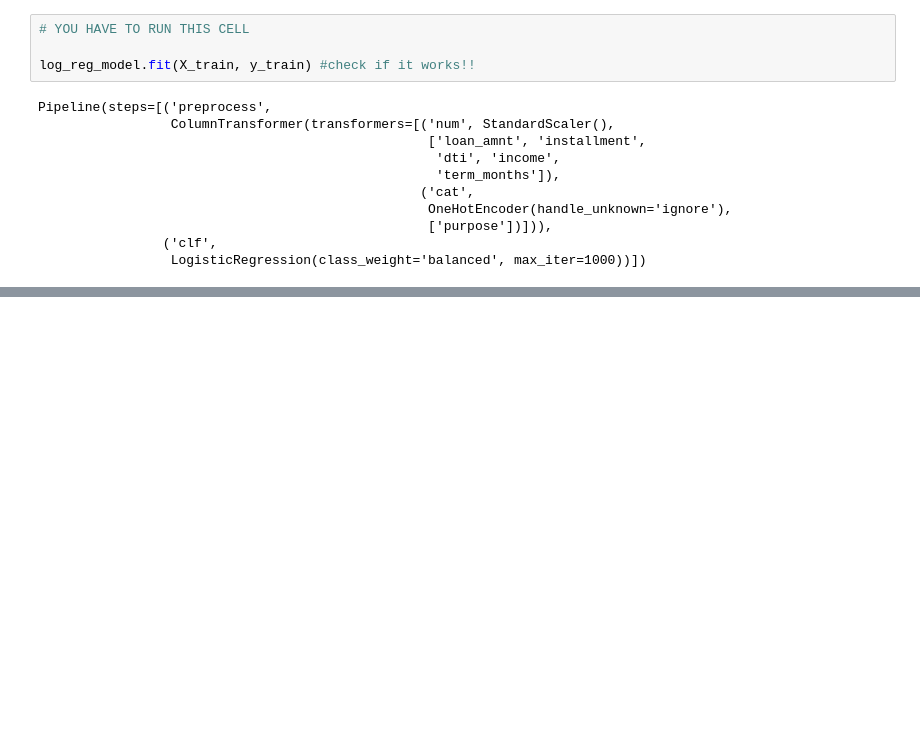
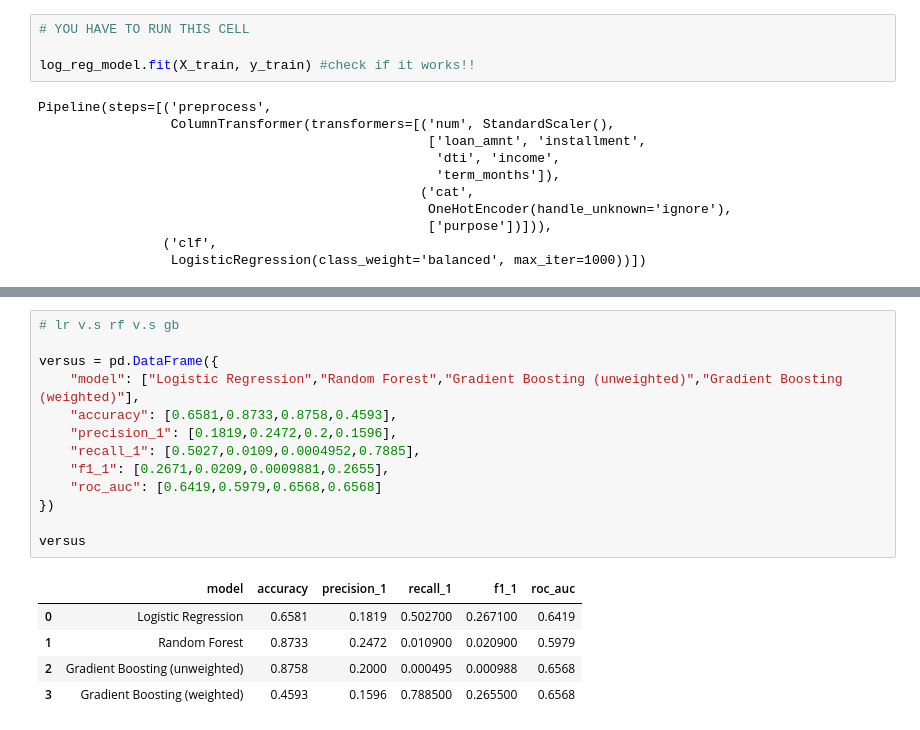
Before and after one commit to novoni01/credit-risk-assessment, a Jupyter notebook: notebooks/ml.ipynb, the cells around one changed output, grey strips where cells are left out. Cells and saved outputs as stored; diff of their text form; blank space fills up the shorter version.

Commit message:
try rf, try gradient boosting

```diff
--- a/notebooks/ml.ipynb
+++ b/notebooks/ml.ipynb
@@ -135,0 +279,19 @@ ROC-AUC:       0.6419456555561791
+# %%
+# lr v.s rf v.s gb
+
+versus = pd.DataFrame({
+    "model": ["Logistic Regression","Random Forest","Gradient Boosting (unweighted)","Gradient Boosting (weighted)"],
+    "accuracy": [0.6581,0.8733,0.8758,0.4593],
+    "precision_1": [0.1819,0.2472,0.2,0.1596],
+    "recall_1": [0.5027,0.0109,0.0004952,0.7885],
+    "f1_1": [0.2671,0.0209,0.0009881,0.2655],
+    "roc_auc": [0.6419,0.5979,0.6568,0.6568]
+})
+
+versus
+# %% [output]
+|  | model | accuracy | precision_1 | recall_1 | f1_1 | roc_auc |
+| 0 | Logistic Regression | 0.6581 | 0.1819 | 0.502700 | 0.267100 | 0.6419 |
+| 1 | Random Forest | 0.8733 | 0.2472 | 0.010900 | 0.020900 | 0.5979 |
+| 2 | Gradient Boosting (unweighted) | 0.8758 | 0.2000 | 0.000495 | 0.000988 | 0.6568 |
+| 3 | Gradient Boosting (weighted) | 0.4593 | 0.1596 | 0.788500 | 0.265500 | 0.6568 |
```
Also changed, not shown: parts of 22 cells of this notebook, 1 other file.
